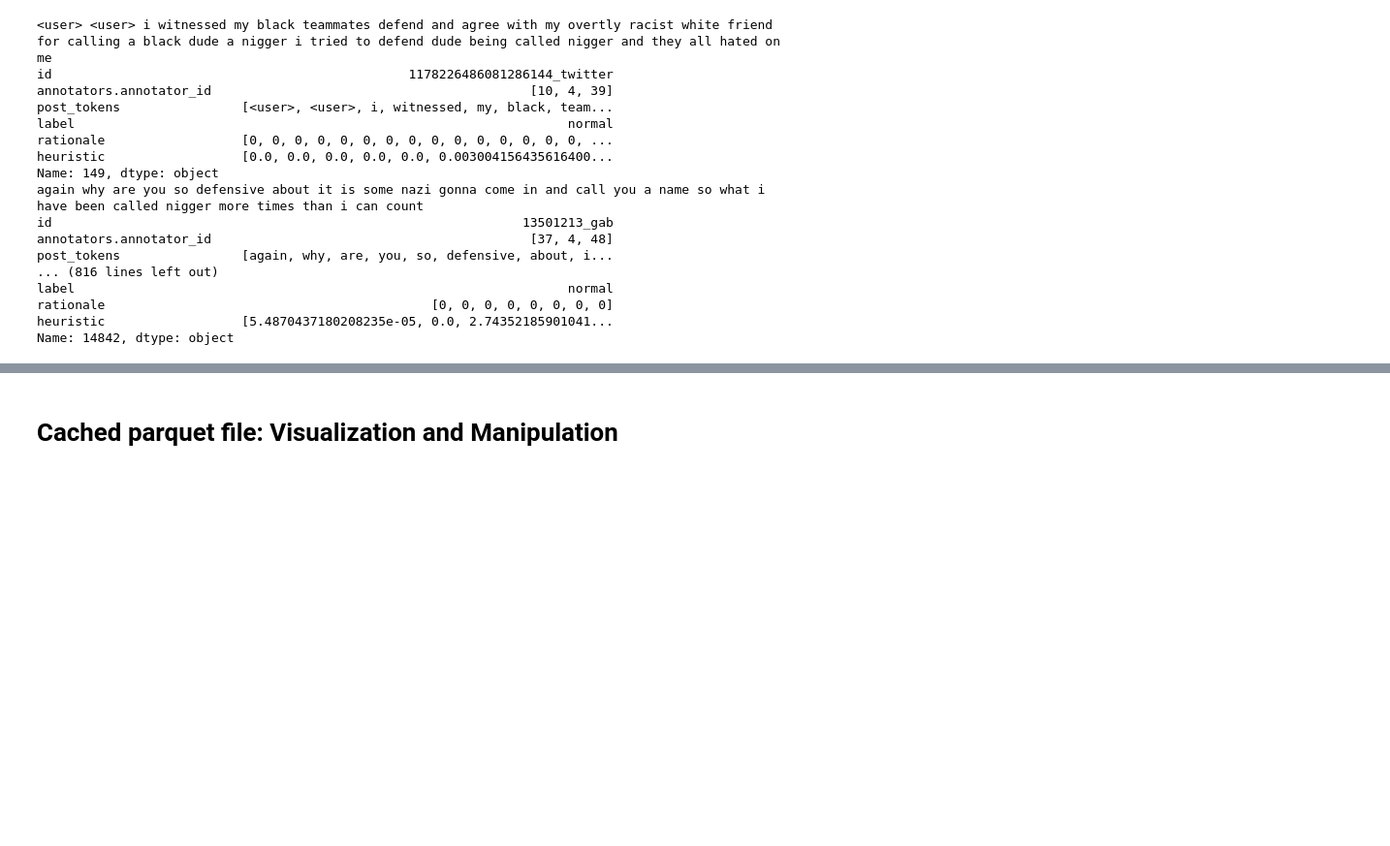
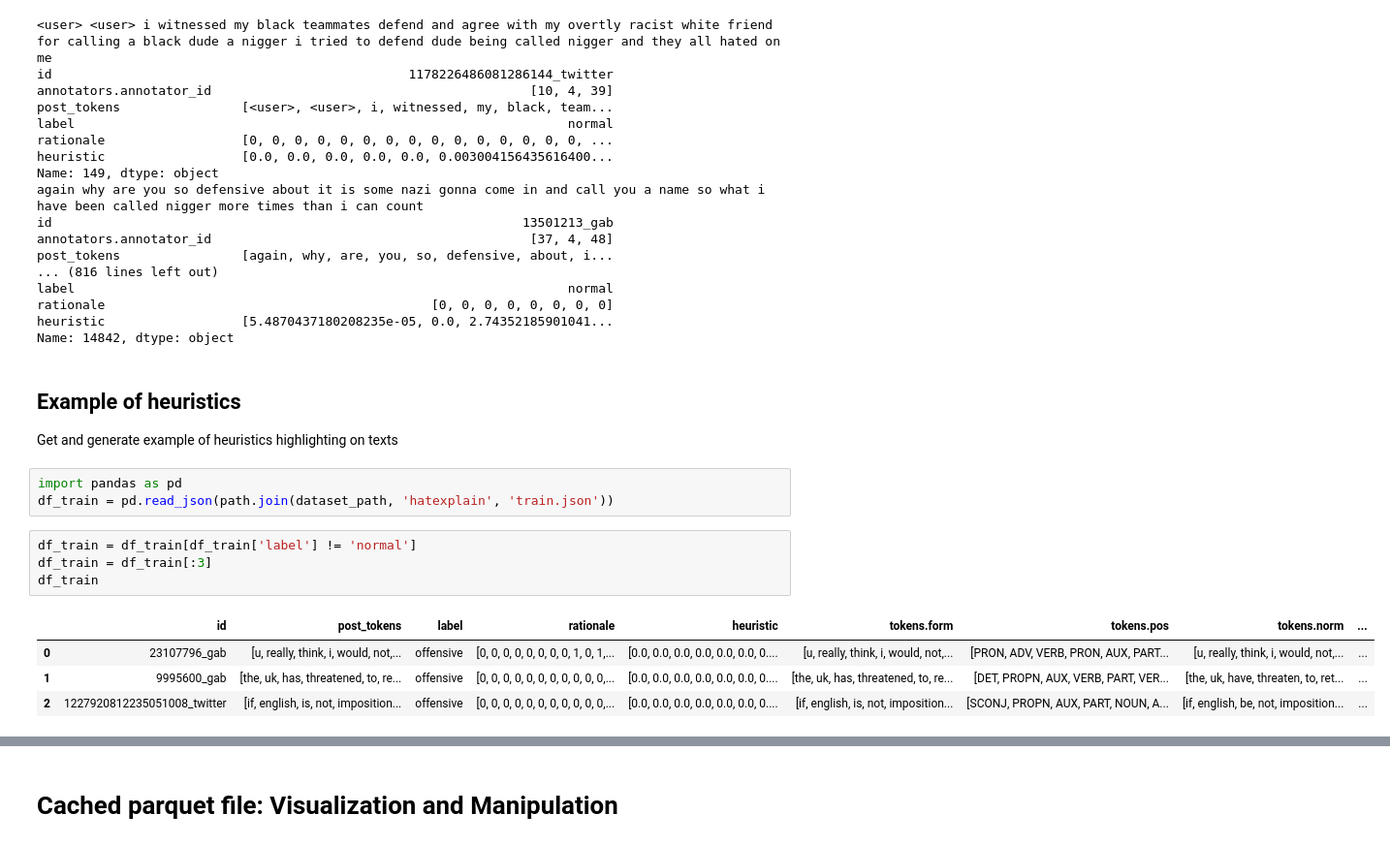
Before and after one commit to Kihansi95/ExplanationPairSentencesTasks, a Jupyter notebook: notebooks/2022-07-27 HateXplain.ipynb, the cells around one changed output, grey strips where cells are left out. Shown: that part at 97% size. Saved outputs shown, nothing was run; the diff lists cells and outputs as text; blank space fills up the shorter version.

```diff
--- a/notebooks/2022-07-27 HateXplain.ipynb
+++ b/notebooks/2022-07-27 HateXplain.ipynb
@@ -783,3 +892,19 @@ label                                                                 normal
 rationale                                           [0, 0, 0, 0, 0, 0, 0, 0]
 heuristic                  [5.4870437180208235e-05, 0.0, 2.74352185901041...
 Name: 14842, dtype: object
+# %% [markdown]
+## Example of heuristics
+
+Get and generate example of heuristics highlighting on texts
+# %%
+import pandas as pd
+df_train = pd.read_json(path.join(dataset_path, 'hatexplain', 'train.json'))
+# %%
+df_train = df_train[df_train['label'] != 'normal']
+df_train = df_train[:3]
+df_train
+# %% [output]
+|  | id | post_tokens | label | rationale | heuristic | tokens.form | tokens.pos | tokens.norm | ... |
+| 0 | 23107796_gab | [u, really, think, i, would, not,... | offensive | [0, 0, 0, 0, 0, 0, 0, 0, 1, 0, 1,... | [0.0, 0.0, 0.0, 0.0, 0.0, 0.0, 0.... | [u, really, think, i, would, not,... | [PRON, ADV, VERB, PRON, AUX, PART... | [u, really, think, i, would, not,... | ... |
+| 1 | 9995600_gab | [the, uk, has, threatened, to, re... | offensive | [0, 0, 0, 0, 0, 0, 0, 0, 0, 0, 0,... | [0.0, 0.0, 0.0, 0.0, 0.0, 0.0, 0.... | [the, uk, has, threatened, to, re... | [DET, PROPN, AUX, VERB, PART, VER... | [the, uk, have, threaten, to, ret... | ... |
+| 2 | 1227920812235051008_twitter | [if, english, is, not, imposition... | offensive | [0, 0, 0, 0, 0, 0, 0, 0, 0, 0, 0,... | [0.0, 0.0, 0.0, 0.0, 0.0, 0.0, 0.... | [if, english, is, not, imposition... | [SCONJ, PROPN, AUX, PART, NOUN, A... | [if, english, be, not, imposition... | ... |
```
Also changed, not shown: parts of 25 cells of this notebook, 4 other files.
